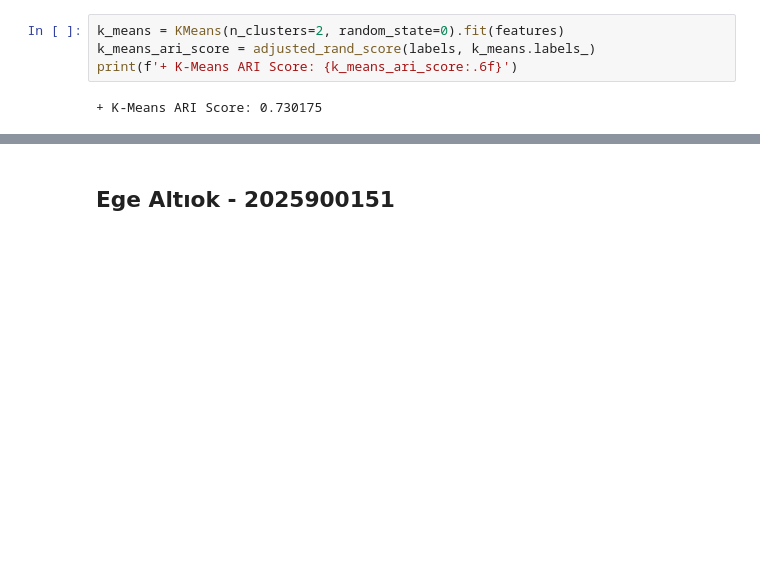
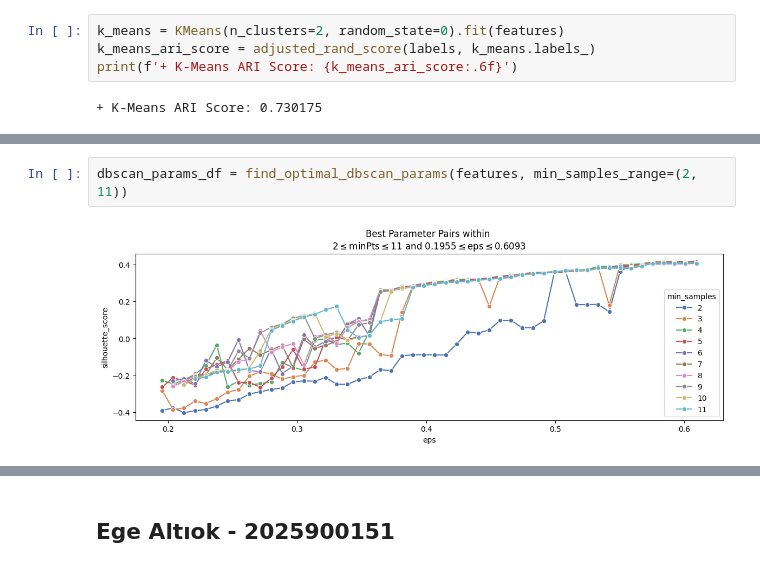
Before and after one commit to Apothemia/STA6015-Assignment-1, a Jupyter notebook: report.ipynb, the cells around one changed output, grey strips where cells are left out. Cells and saved outputs as stored; diff of their text form; blank space fills up the shorter version.

```diff
--- a/report.ipynb
+++ b/report.ipynb
@@ -109,0 +114,4 @@ print(f'+ K-Means ARI Score: {k_means_ari_score:.6f}')
+# %%
+dbscan_params_df = find_optimal_dbscan_params(features, min_samples_range=(2, 11))
+# %% [output]
+[figure, added]
```
Also changed, not shown: parts of 16 cells of this notebook, 3 other files.
